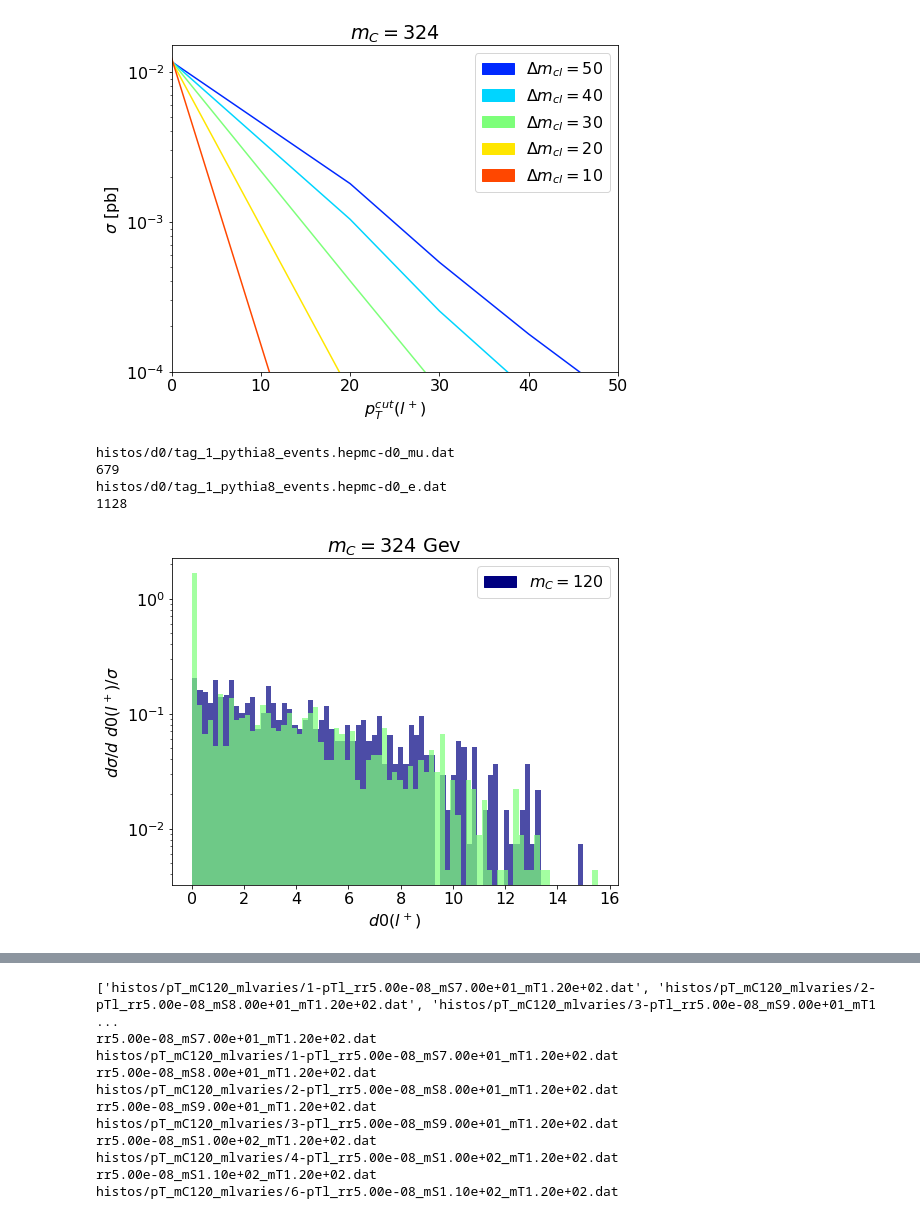
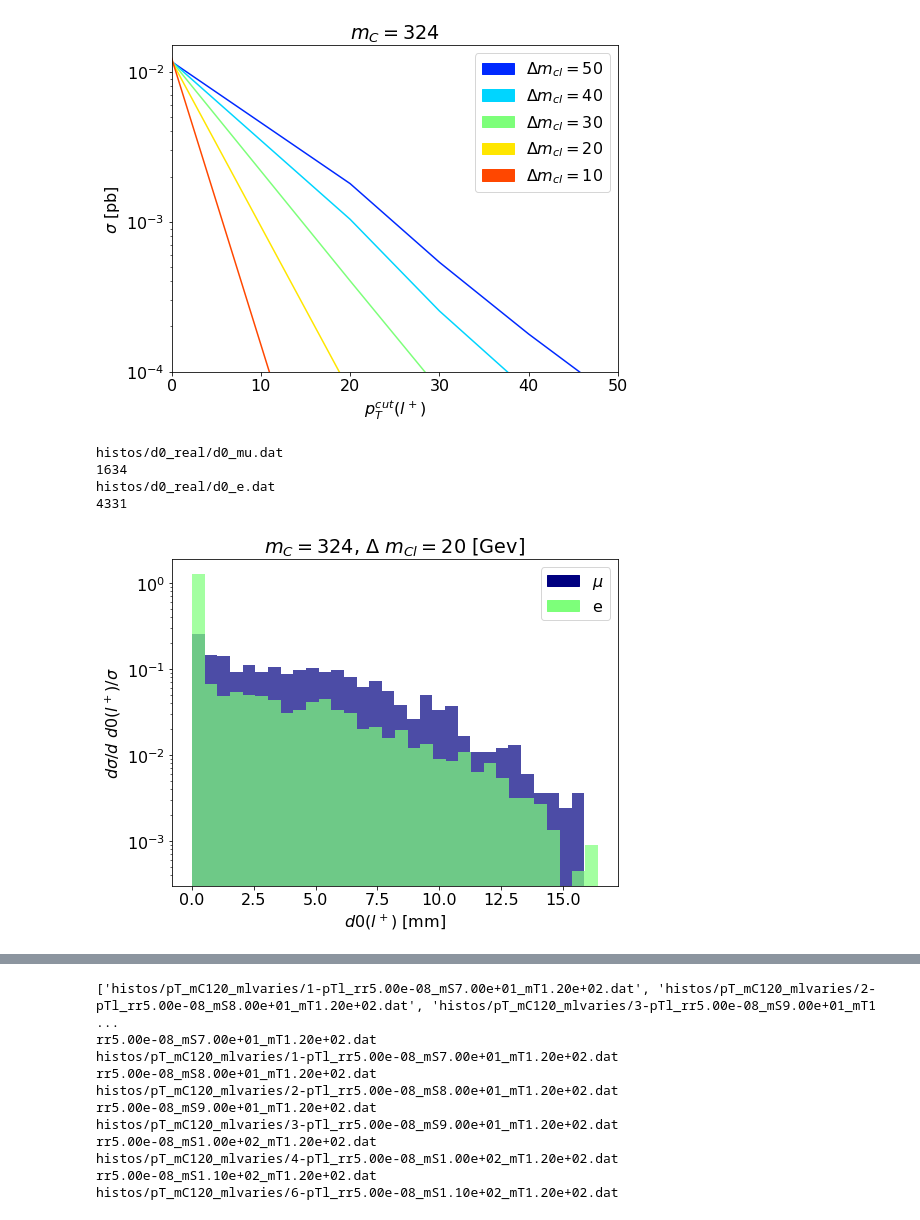
Before and after one commit to anasthesia/SoftLLP, a Jupyter notebook: kinematics/plot_histos.ipynb, the cells around one changed output, grey strips where cells are left out. Cells and saved outputs as stored; diff of their text form; code cells hidden in the pictures.

Commit message:
reconstructed by pythia d0 and pT added

```diff
--- a/kinematics/plot_histos.ipynb
+++ b/kinematics/plot_histos.ipynb
@@ -178,28 +178,29 @@ histos/pT_mCfixed_mlvaries/pTl_rr5.00e-08_mS3.14e+02_mT3.24e+02.dat
 # %%
 #d0(l)
 
 plt.figure(figsize=(8, 6))
 
-histosFromFiles('histos/d0',0.2,True)
+histosFromFiles('histos/d0_real',0.5,True)
 
 
 #plt.xlim(0,70)
 #plt.ylim(10**(-3),0.06)
 plt.yscale("log")
 
-plt.title("$m_C=324$ Gev")
-plt.xlabel('$d0(l^+)$')
+plt.title("$m_C=324$, $\\Delta\ m_{Cl}=20$ [Gev]")
+plt.xlabel('$d0(l^+)$ [mm]')
 plt.ylabel('$d\\sigma/d\ d0(l^+)/\\sigma$')
 
 
-patch1 = mpatches.Patch(color=usedcolors[0], label='$m_{C}=120$')
+patch1 = mpatches.Patch(color=usedcolors[0], label='$\mu$')
+patch2 = mpatches.Patch(color=usedcolors[1], label='e')
 
-plt.legend(handles=[patch1],loc='upper right')
+plt.legend(handles=[patch1, patch2],loc='upper right')
 
 plt.savefig('d0(l).png')
 # %% [output]
-histos/d0/tag_1_pythia8_events.hepmc-d0_mu.dat
-679
-histos/d0/tag_1_pythia8_events.hepmc-d0_e.dat
-1128
+histos/d0_real/d0_mu.dat
+1634
+histos/d0_real/d0_e.dat
+4331
-[figure, old version]
+[figure, new version]
```
Also changed, not shown: parts of 6 cells of this notebook, 1 other file.
